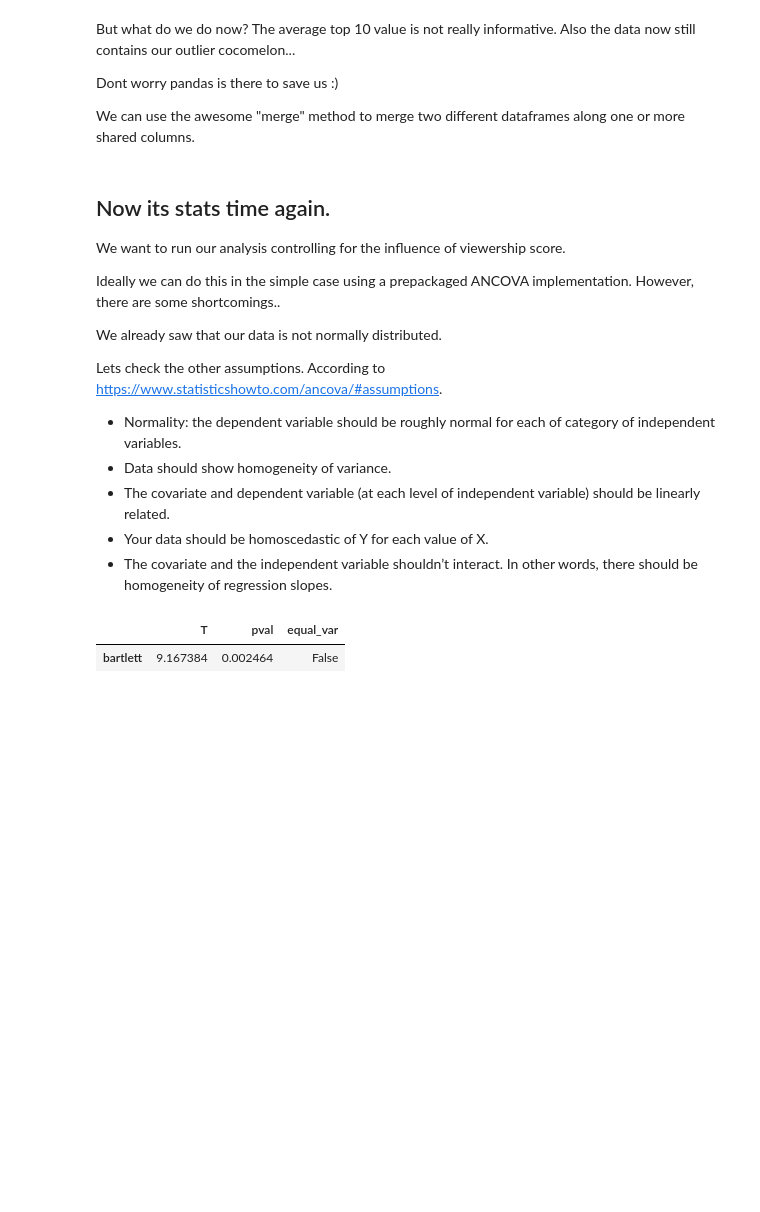
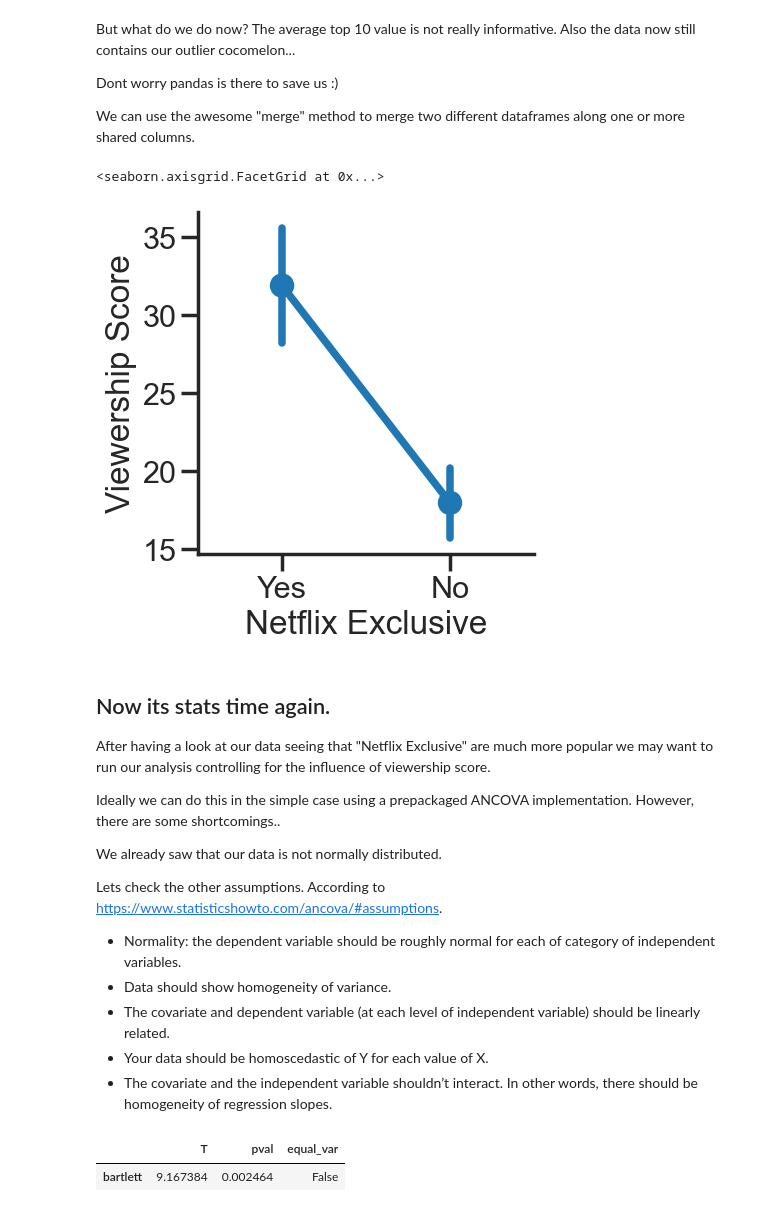
Before and after one commit to schmidtfa/course_materials, a Jupyter notebook: introduction_python/04_basic_stats.ipynb, the cells around one changed output. Saved outputs shown, nothing was run; the diff lists cells and outputs as text; code cells hidden in the pictures; blank space fills up the shorter version.

```diff
--- a/introduction_python/04_basic_stats.ipynb
+++ b/introduction_python/04_basic_stats.ipynb
@@ -121,10 +105,17 @@ We can use the awesome "merge" method to merge two different dataframes along on
 if 'Viewership Score' in df_movie.columns:
     df_movie.drop('Viewership Score', axis=1, inplace=True) #note when running this twice we get an error because we modified the df in place
 df_merge = df_movie.merge(df_view[['Title', 'Viewership Score']], on='Title')
+# %%
+#Lets see how this looks like..
+#Seems like shows that are netflix exclusive receive much higher viewership scores on average than show that are not exclusive
+sns.catplot(data=df_merge, x='Netflix Exclusive', y='Viewership Score',  kind='point')
+# %% [output]
+<seaborn.axisgrid.FacetGrid at 0x...>
+[figure, added]
 # %% [markdown]
 ## Now its stats time again.
 
-We want to run our analysis controlling for the influence of viewership score.
+After having a look at our data seeing that "Netflix Exclusive" are much more popular we may want to run our analysis controlling for the influence of viewership score.
 
 Ideally we can do this in the simple case using a prepackaged ANCOVA implementation.
 However, there are some shortcomings..
```
Also changed, not shown: parts of 4 cells of this notebook, 2 other files.
